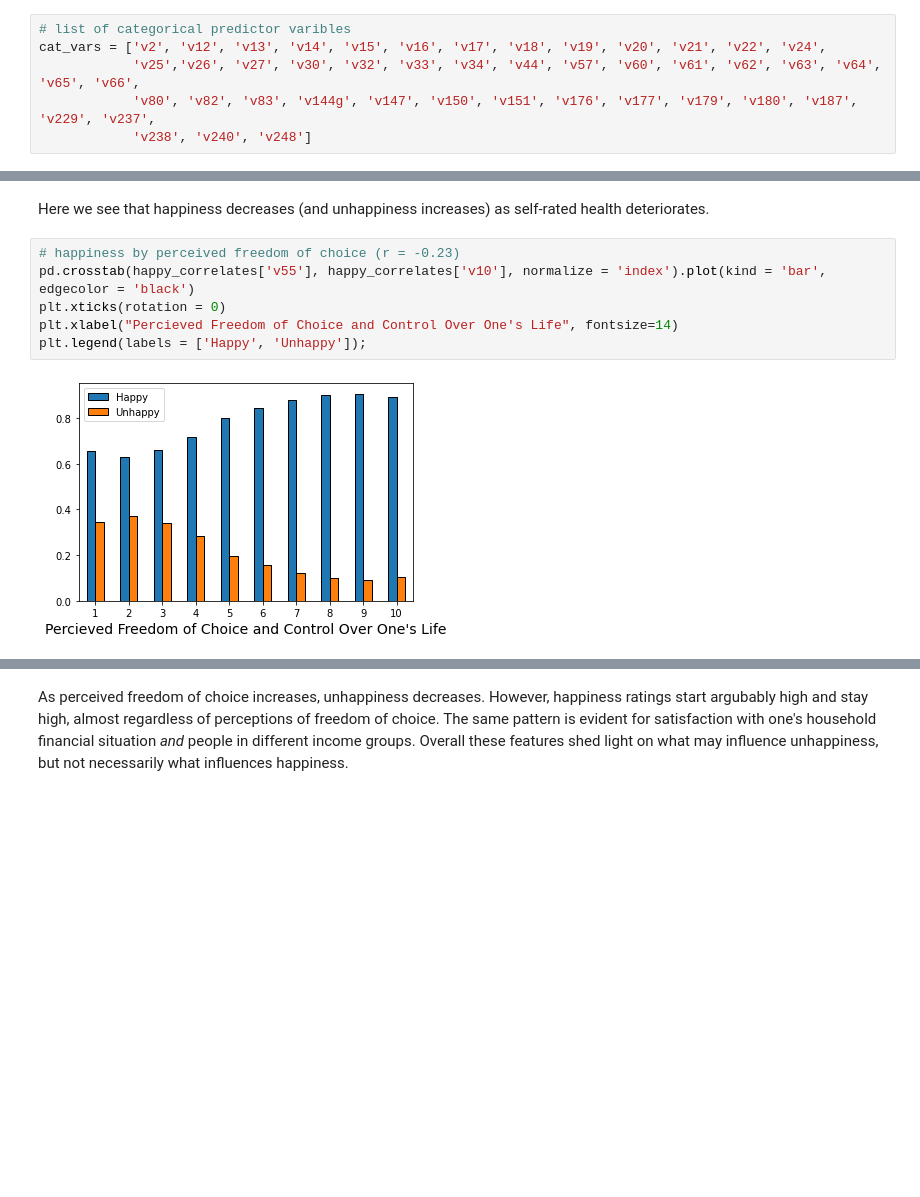
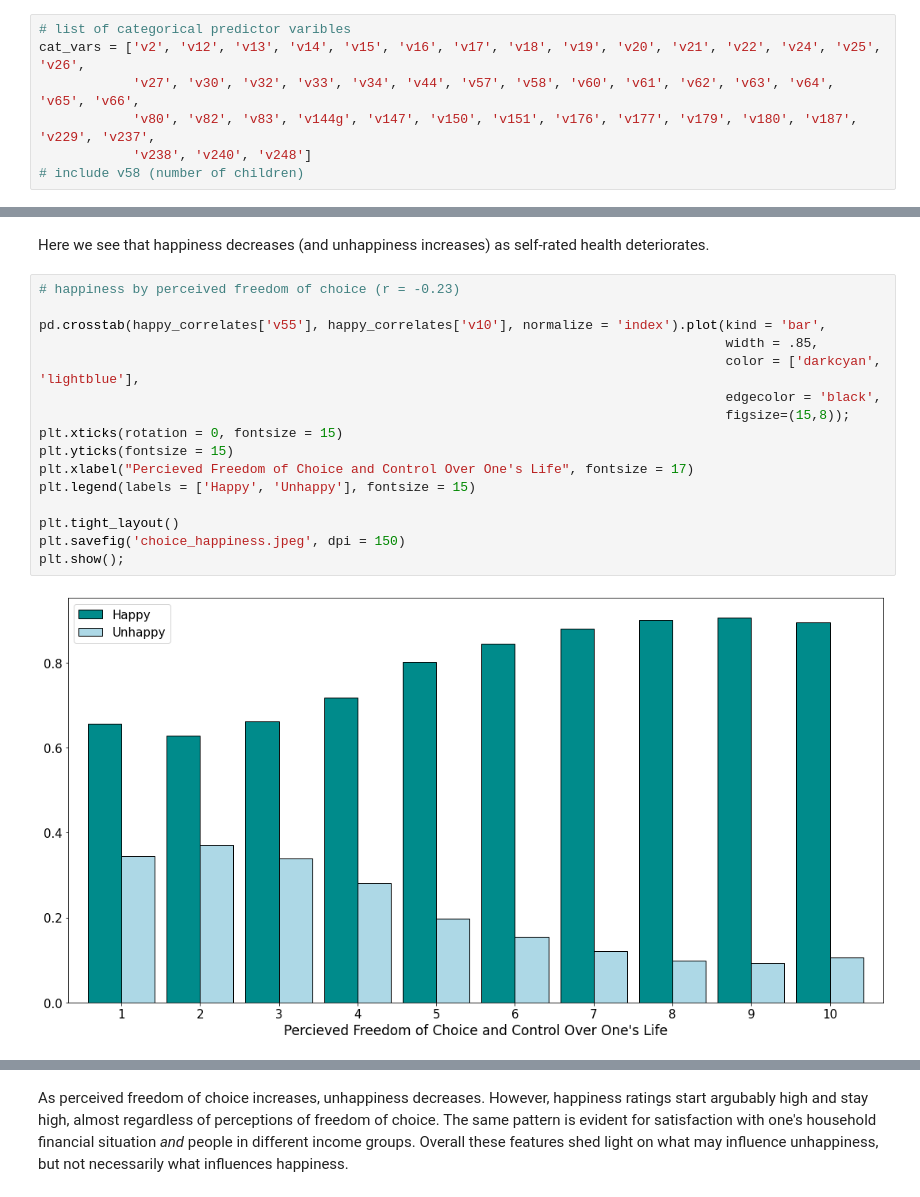
Before and after one commit to ocnrandolph/Evaluating_Happiness, a Jupyter notebook: notebooks/03_WVS_logistic_regression_analyses.ipynb, the cells around one changed output, grey strips where cells are left out. Drawn from its saved outputs; the diff is of its cells as text; blank space fills up the shorter version.

```diff
--- a/notebooks/03_WVS_logistic_regression_analyses.ipynb
+++ b/notebooks/03_WVS_logistic_regression_analyses.ipynb
@@ -100,10 +102,11 @@ X.shape
 (82808, 160)
 # %%
 # list of categorical predictor varibles
-cat_vars = ['v2', 'v12', 'v13', 'v14', 'v15', 'v16', 'v17', 'v18', 'v19', 'v20', 'v21', 'v22', 'v24',
-            'v25','v26', 'v27', 'v30', 'v32', 'v33', 'v34', 'v44', 'v57', 'v60', 'v61', 'v62', 'v63', 'v64', 'v65', 'v66',
+cat_vars = ['v2', 'v12', 'v13', 'v14', 'v15', 'v16', 'v17', 'v18', 'v19', 'v20', 'v21', 'v22', 'v24', 'v25', 'v26',
+            'v27', 'v30', 'v32', 'v33', 'v34', 'v44', 'v57', 'v58', 'v60', 'v61', 'v62', 'v63', 'v64', 'v65', 'v66',
             'v80', 'v82', 'v83', 'v144g', 'v147', 'v150', 'v151', 'v176', 'v177', 'v179', 'v180', 'v187', 'v229', 'v237',
             'v238', 'v240', 'v248']
+# include v58 (number of children)
 # %%
 # use `get_dummies` to one-hot encode categorical variables
 # drop_first argument creates a reference group for each categorical variable
@@ -207,11 +219,21 @@ plt.legend(labels = ['Happy', 'Unhappy']);
 Here we see that happiness decreases (and unhappiness increases) as self-rated health deteriorates.
 # %%
 # happiness by perceived freedom of choice (r = -0.23)
-pd.crosstab(happy_correlates['v55'], happy_correlates['v10'], normalize = 'index').plot(kind = 'bar', edgecolor = 'black')
-plt.xticks(rotation = 0)
-plt.xlabel("Percieved Freedom of Choice and Control Over One's Life", fontsize=14)
-plt.legend(labels = ['Happy', 'Unhappy']);
+
+pd.crosstab(happy_correlates['v55'], happy_correlates['v10'], normalize = 'index').plot(kind = 'bar',
+                                                                                        width = .85,
+                                                                                        color = ['darkcyan', 'lightblue'],
+                                                                                        edgecolor = 'black',
+                                                                                        figsize=(15,8));
+plt.xticks(rotation = 0, fontsize = 15)
+plt.yticks(fontsize = 15)
+plt.xlabel("Percieved Freedom of Choice and Control Over One's Life", fontsize = 17)
+plt.legend(labels = ['Happy', 'Unhappy'], fontsize = 15)
+
+plt.tight_layout()
+plt.savefig('choice_happiness.jpeg', dpi = 150)
+plt.show();
 # %% [output]
-[figure, old version]
+[figure, new version]
 # %%
 # happiness by satisfaction with household finances (r = -0.30)
```
Also changed, not shown: parts of 44 cells of this notebook, 1 other file.
